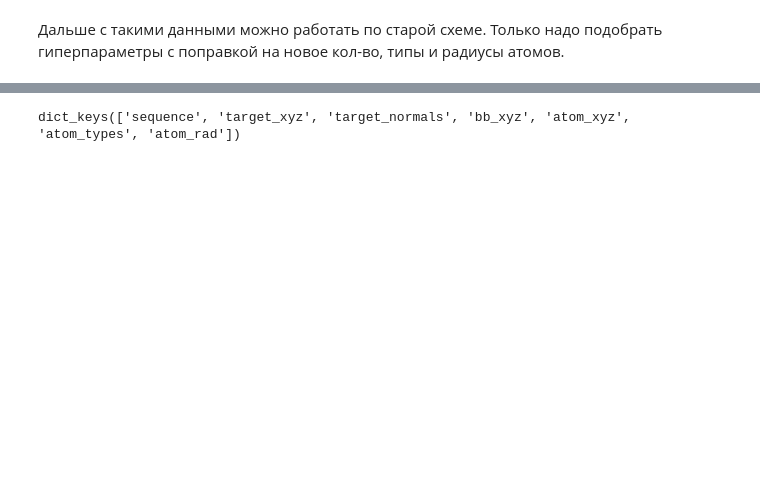
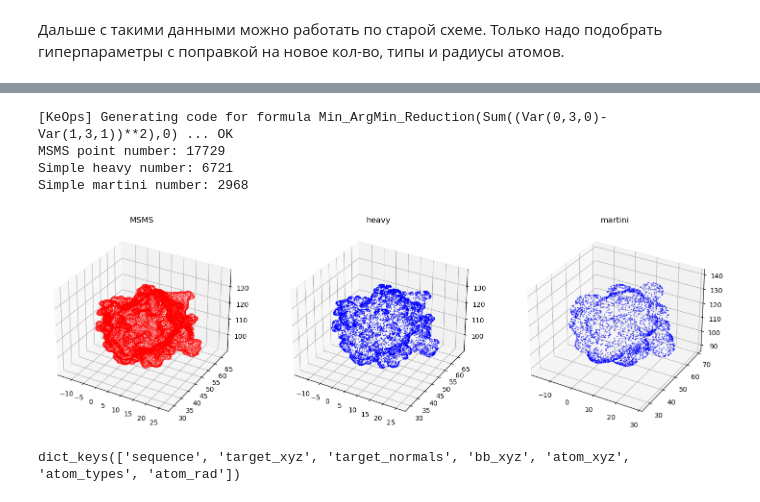
Before and after one commit to geraseva/SESes, a Jupyter notebook: reduce.ipynb, the cells around one changed output, grey strips where cells are left out. Cells and saved outputs as stored; diff of their text form; code cells hidden in the pictures; blank space fills up the shorter version.

```diff
--- a/reduce.ipynb
+++ b/reduce.ipynb
@@ -826,3 +832,33 @@ fig.update_layout(
+# %%
+s_args={'probe':1.4, 'sup_sampling':300, 'resolution':1.0,}
+
+s_vert, s_norm = simple_points_normals(xyz, atom_rad=rad, **s_args)
+ms_vert, ms_norm = simple_points_normals(mxyz, atom_rad=mrad, **s_args)
+
+fig = plt.figure(figsize=(18, 6))
+
+ax = fig.add_subplot(131, projection='3d')
+ax.scatter(*msms_vert.T, s=1, color='red',alpha=0.5)
+ax.set_title('MSMS')
+
+ax = fig.add_subplot(132, projection='3d')
+ax.scatter(*s_vert.T, s=1, color='blue',alpha=0.5)
+ax.set_title('heavy')
+
+ax = fig.add_subplot(133, projection='3d')
+ax.scatter(*ms_vert.T, s=1, color='blue',alpha=0.5)
+ax.set_title('martini')
+
+
+print('MSMS point number:', msms_vert.shape[0])
+print('Simple heavy number:', s_vert.shape[0])
+print('Simple martini number:', ms_vert.shape[0])
+# %% [output]
+[KeOps] Generating code for formula Min_ArgMin_Reduction(Sum((Var(0,3,0)-Var(1,3,1))**2),0) ... OK
+MSMS point number: 17729
+Simple heavy number: 6721
+Simple martini number: 2968
+[figure, added]
 # %%
 dataset[0].keys()
 # %% [output]
```
Also changed, not shown: parts of 20 cells of this notebook, 5 other files.
